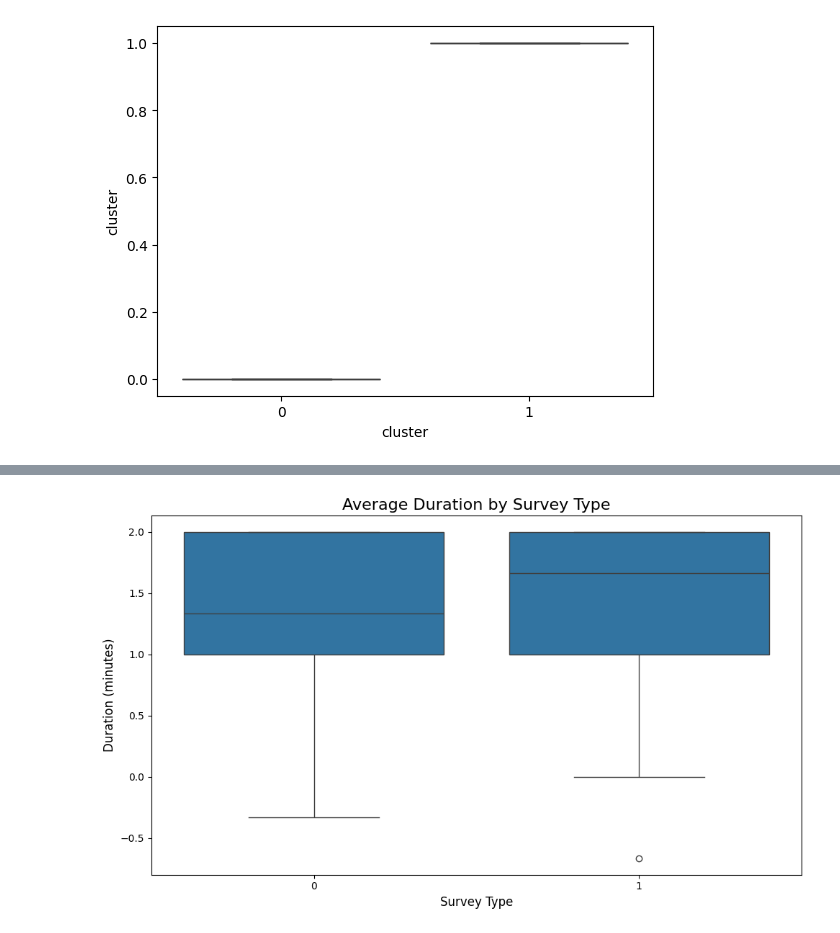
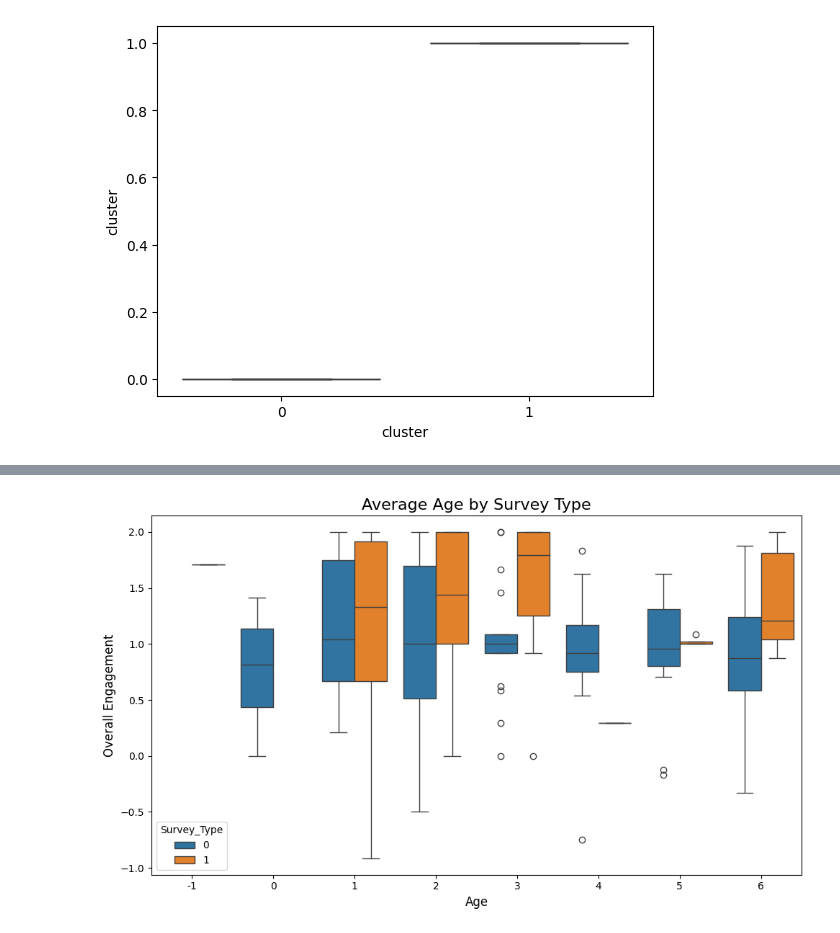
Before and after one commit to Jowayria-27/Fashion_Survey, a Jupyter notebook: Full_data.ipynb, the cells around one changed output, grey strips where cells are left out. Cells and saved outputs as stored; diff of their text form; code cells hidden in the pictures.

```diff
--- a/Full_data.ipynb
+++ b/Full_data.ipynb
@@ -1104,14 +1147,14 @@ plt.show()
 # %%
 plt.figure(figsize=(10, 6))
-sns.boxplot(x='Survey_Type', y='PU', data=combined_df)
+sns.boxplot(x='Age', y='Overall_Engagement', hue='Survey_Type',data=combined_df)
 
 # Add titles and labels
-plt.title('Average Duration by Survey Type', fontsize=16)
-plt.xlabel('Survey Type', fontsize=12)
-plt.ylabel('Duration (minutes)', fontsize=12)
+plt.title('Average Age by Survey Type', fontsize=16)
+plt.xlabel('Age', fontsize=12)
+plt.ylabel('Overall Engagement', fontsize=12)
 
 # Show plot
 plt.tight_layout()
 plt.show()
 # %% [output]
-[figure, old version]
+[figure, new version]
```
Also changed, not shown: parts of 33 cells of this notebook.
